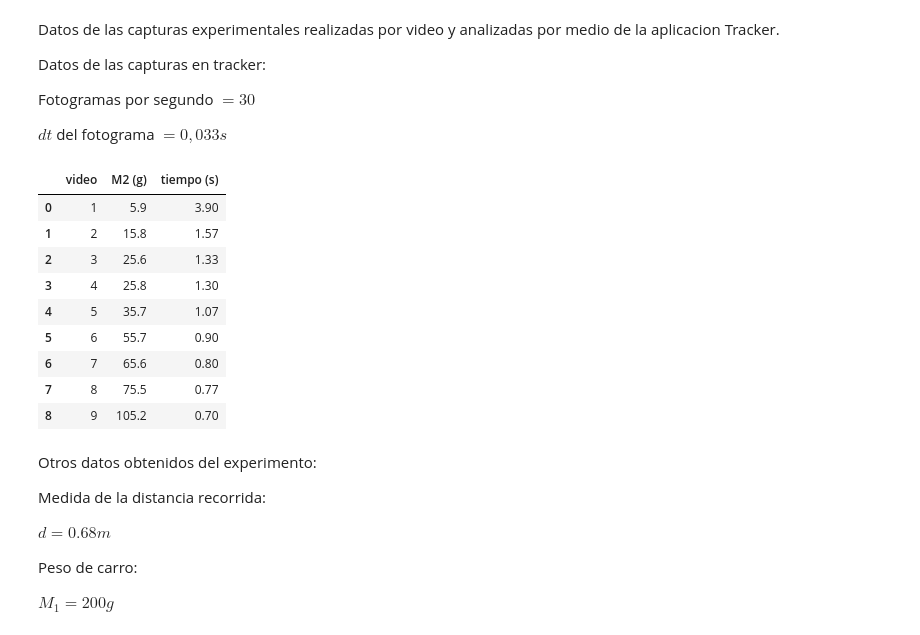
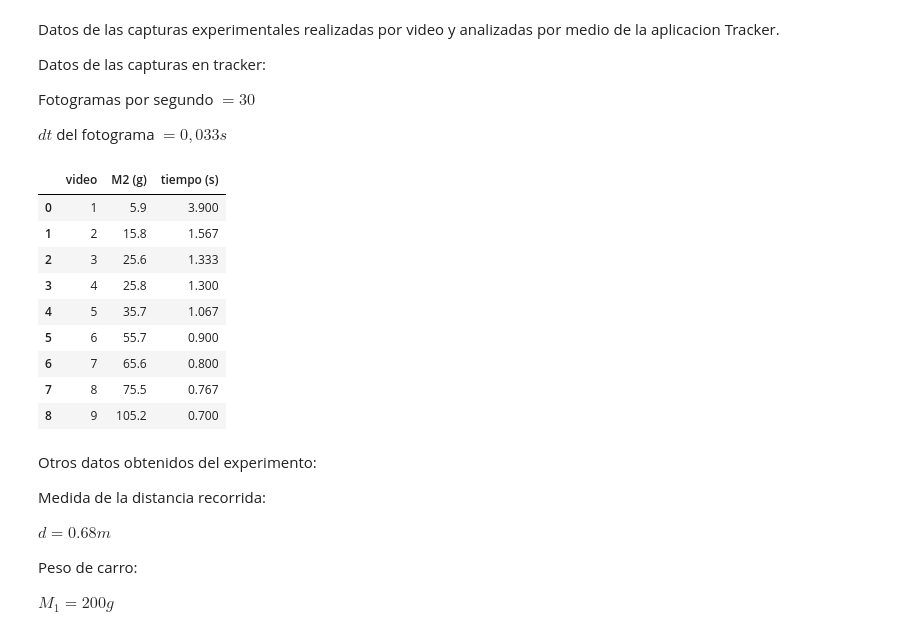
Before and after one commit to Juaan00/Laboratorios_mecanica_FEM, a Jupyter notebook: carrito_con_masa/carro.ipynb, the cells around one changed output. Saved outputs shown, nothing was run; the diff lists cells and outputs as text; code cells hidden in the pictures.

```diff
--- a/carrito_con_masa/carro.ipynb
+++ b/carrito_con_masa/carro.ipynb
@@ -44,42 +44,42 @@ y_9 = datos_6['x']
 
 #masas = [5.9,15.8,25.6,25.8,35.7,55.7,65.6,75.5,105.2]
 # %%
-t_1 = np.around(np.max(x_1),decimals=2)
-t_2 = np.around(np.max(x_2),decimals=2)
-t_3 = np.around(np.max(x_3),decimals=2)
-t_4 = np.around(np.max(x_4),decimals=2)
-t_5 = np.around(np.max(x_5),decimals=2)
-t_6 = np.around(np.max(x_6),decimals=2)
-t_7 = np.around(np.max(x_7),decimals=2)
-t_8 = np.around(np.max(x_8),decimals=2)
-t_9 = np.around(np.max(x_9),decimals=2)
+t_1 = np.around(np.max(x_1),decimals=3)
+t_2 = np.around(np.max(x_2),decimals=3)
+t_3 = np.around(np.max(x_3),decimals=3)
+t_4 = np.around(np.max(x_4),decimals=3)
+t_5 = np.around(np.max(x_5),decimals=3)
+t_6 = np.around(np.max(x_6),decimals=3)
+t_7 = np.around(np.max(x_7),decimals=3)
+t_8 = np.around(np.max(x_8),decimals=3)
+t_9 = np.around(np.max(x_9),decimals=3)
 x_1_max = np.max(y_1)
 x_2_max = np.max(y_2)
 x_3_max = np.max(y_3)
 x_4_max = np.max(y_4)
 x_5_max = np.max(y_5)
 x_6_max = np.max(y_6)
 x_7_max = np.max(y_7)
 x_8_max = np.max(y_8)
 x_9_max = np.max(y_9)
 masas = [5.9,15.8,25.6,25.8,35.7,55.7,65.6,75.5,105.2]
 
 tabla = pd.DataFrame({'video': [1,2,3,4,5,6,7,8,9] ,
                       'M2 (g)': masas ,
                       'tiempo (s)': [t_1, t_2, t_3, t_4, t_5, t_6, t_7, t_8, t_9],
                       })
 tabla
 # %% [output]
 |  | video | M2 (g) | tiempo (s) |
-| 0 | 1 | 5.9 | 3.90 |
-| 1 | 2 | 15.8 | 1.57 |
-| 2 | 3 | 25.6 | 1.33 |
-| 3 | 4 | 25.8 | 1.30 |
-| 4 | 5 | 35.7 | 1.07 |
-| 5 | 6 | 55.7 | 0.90 |
-| 6 | 7 | 65.6 | 0.80 |
-| 7 | 8 | 75.5 | 0.77 |
-| 8 | 9 | 105.2 | 0.70 |
+| 0 | 1 | 5.9 | 3.900 |
+| 1 | 2 | 15.8 | 1.567 |
+| 2 | 3 | 25.6 | 1.333 |
+| 3 | 4 | 25.8 | 1.300 |
+| 4 | 5 | 35.7 | 1.067 |
+| 5 | 6 | 55.7 | 0.900 |
+| 6 | 7 | 65.6 | 0.800 |
+| 7 | 8 | 75.5 | 0.767 |
+| 8 | 9 | 105.2 | 0.700 |
 # %%
 media_x = 68
 # %% [markdown]
```
Also changed, not shown: parts of 4 cells of this notebook, 1 other file.
